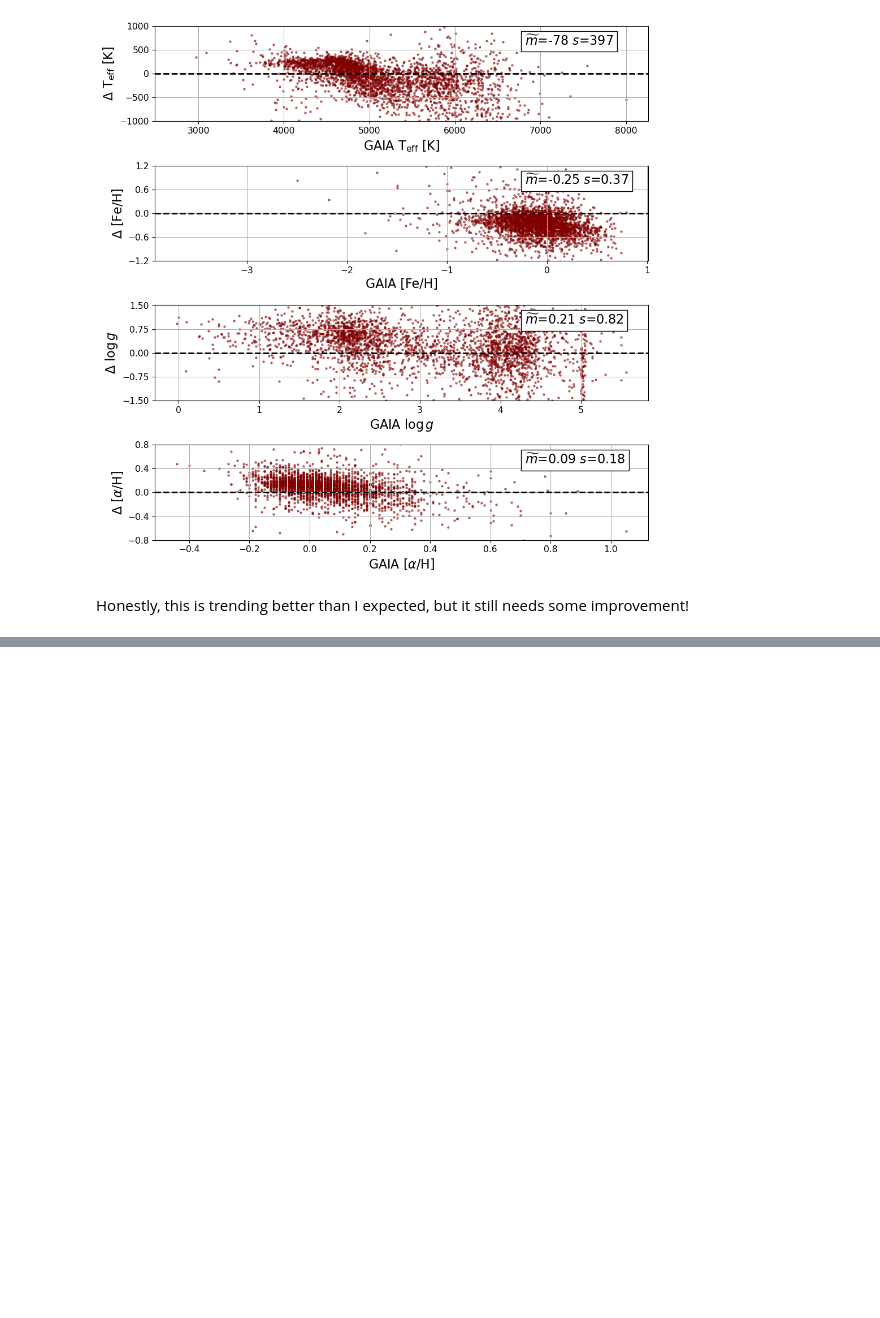
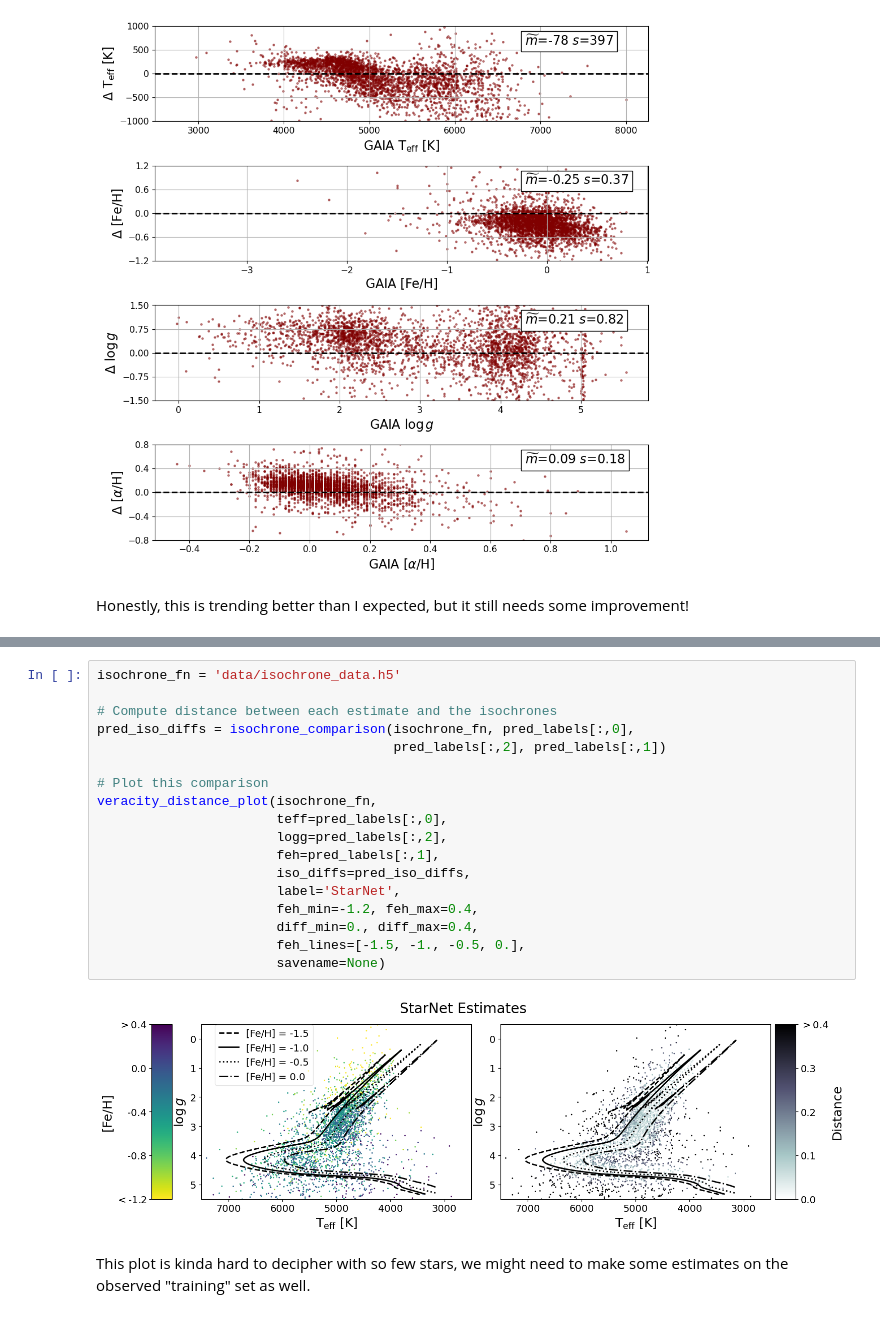
Before and after one commit to mkim0029/StarNet_SS, a Jupyter notebook: StarNet_Supervised.ipynb, the cells around one changed output, grey strips where cells are left out. Drawn from its saved outputs; the diff is of its cells as text; blank space fills up the shorter version.

Commit message:
isochrones

```diff
--- a/StarNet_Supervised.ipynb
+++ b/StarNet_Supervised.ipynb
@@ -684,0 +796,22 @@ Honestly, this is trending better than I expected, but it still needs some impro
+# %%
+isochrone_fn = 'data/isochrone_data.h5'
+
+# Compute distance between each estimate and the isochrones
+pred_iso_diffs = isochrone_comparison(isochrone_fn, pred_labels[:,0],
+                                      pred_labels[:,2], pred_labels[:,1])
+
+# Plot this comparison
+veracity_distance_plot(isochrone_fn,
+                       teff=pred_labels[:,0],
+                       logg=pred_labels[:,2],
+                       feh=pred_labels[:,1],
+                       iso_diffs=pred_iso_diffs,
+                       label='StarNet',
+                       feh_min=-1.2, feh_max=0.4,
+                       diff_min=0., diff_max=0.4,
+                       feh_lines=[-1.5, -1., -0.5, 0.],
+                       savename=None)
+# %% [output]
+[figure, added]
+# %% [markdown]
+This plot is kinda hard to decipher with so few stars, we might need to make some estimates on the observed "training" set as well.
```
Also changed, not shown: parts of 10 cells of this notebook, 1 other file.
